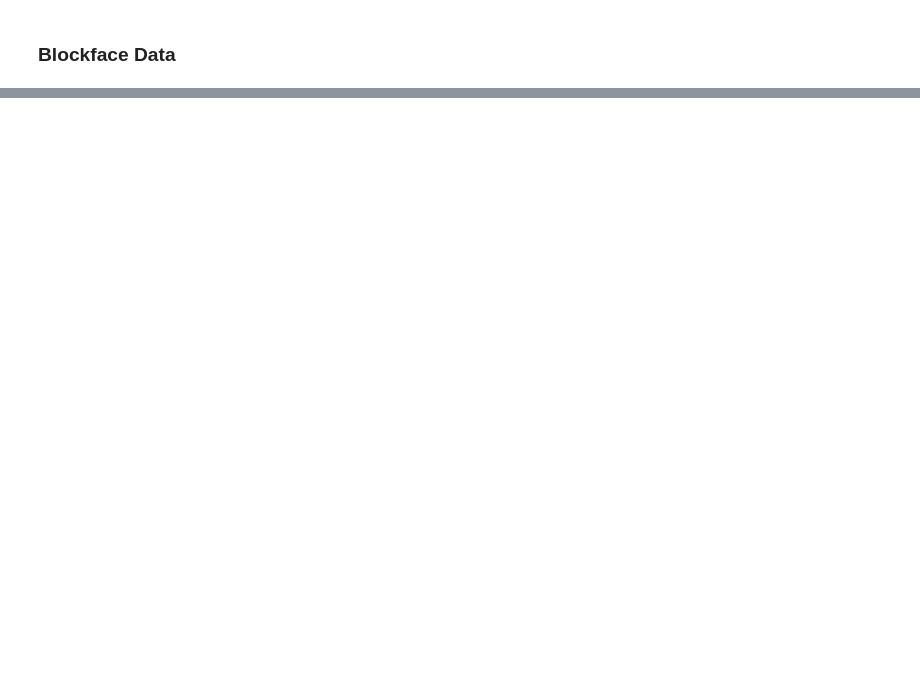
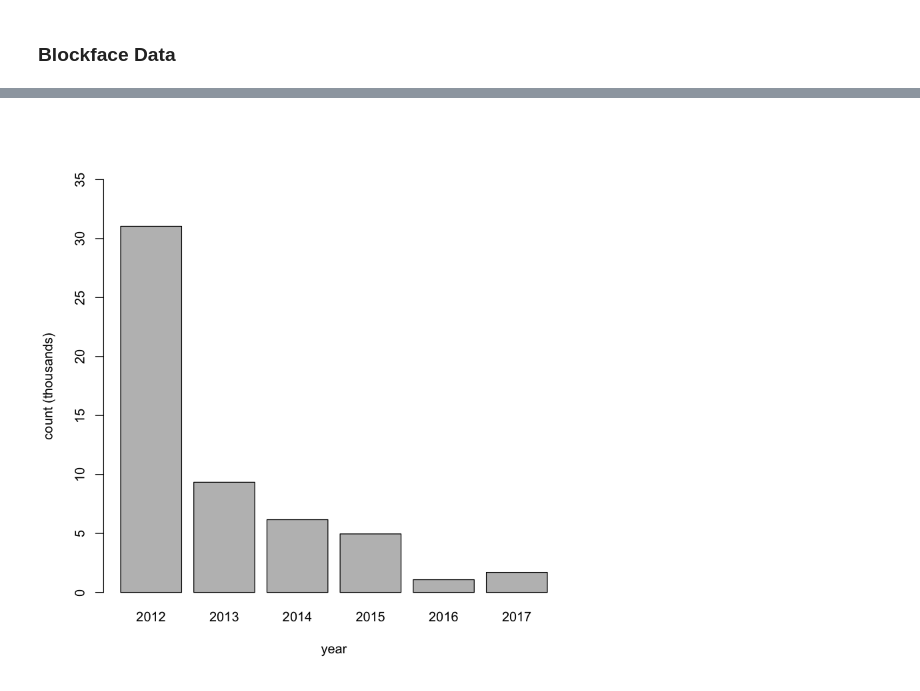
Before and after one commit to rexthompson/DATA-512-Final-Project, a Jupyter notebook: DATA-512-Final-Project.ipynb, the cells around one changed output, grey strips where cells are left out. Drawn from its saved outputs; the diff is of its cells as text; code cells hidden in the pictures; blank space fills up the shorter version.

```diff
--- a/DATA-512-Final-Project.ipynb
+++ b/DATA-512-Final-Project.ipynb
@@ -64,4 +114,4 @@ We're working with a large dataset here so let's get rid of some rows first to s
 # %%
-# drop blockface rows that don't have peak hour restrictions
 peakCols <- c("PeakHourStart1", "PeakHourEnd1", "PeakHourStart2", "PeakHourEnd2")
-blockface <- blockface[rowSums(is.na(blockface[,peakCols]))!=ncol(blockface[,peakCols]), ]
+peakRows <- rowSums(is.na(blockface[,peakCols]))!=ncol(blockface[,peakCols])
+mean(peakRows)
@@ -69,0 +122,2 @@ Let's now drop transactions that have blockface IDs not in the subset created ab
+# %%
+blockface <- blockface[peakRows, ]
@@ -120,0 +227,6 @@ round(sum(badTransactions$amtOver),2)
+# %%
+years <- format(badTransactions$TransactionDateTime, "%Y")
+dog <- tapply(badTransactions$amtOver, years, length)/1000
+barplot(dog, xlab="year", ylab="count (thousands)", ylim=c(0,35))
+# %% [output]
+[figure, added]
```
Also changed, not shown: parts of 69 cells of this notebook, 1 other file.
